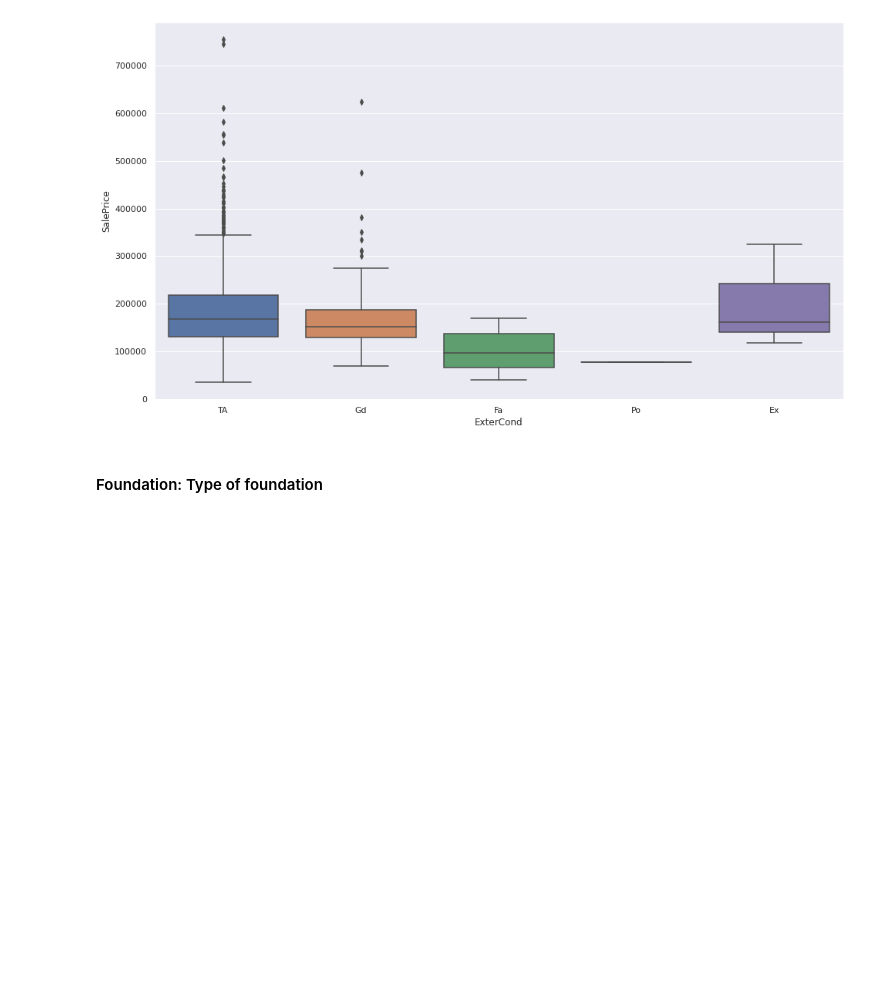
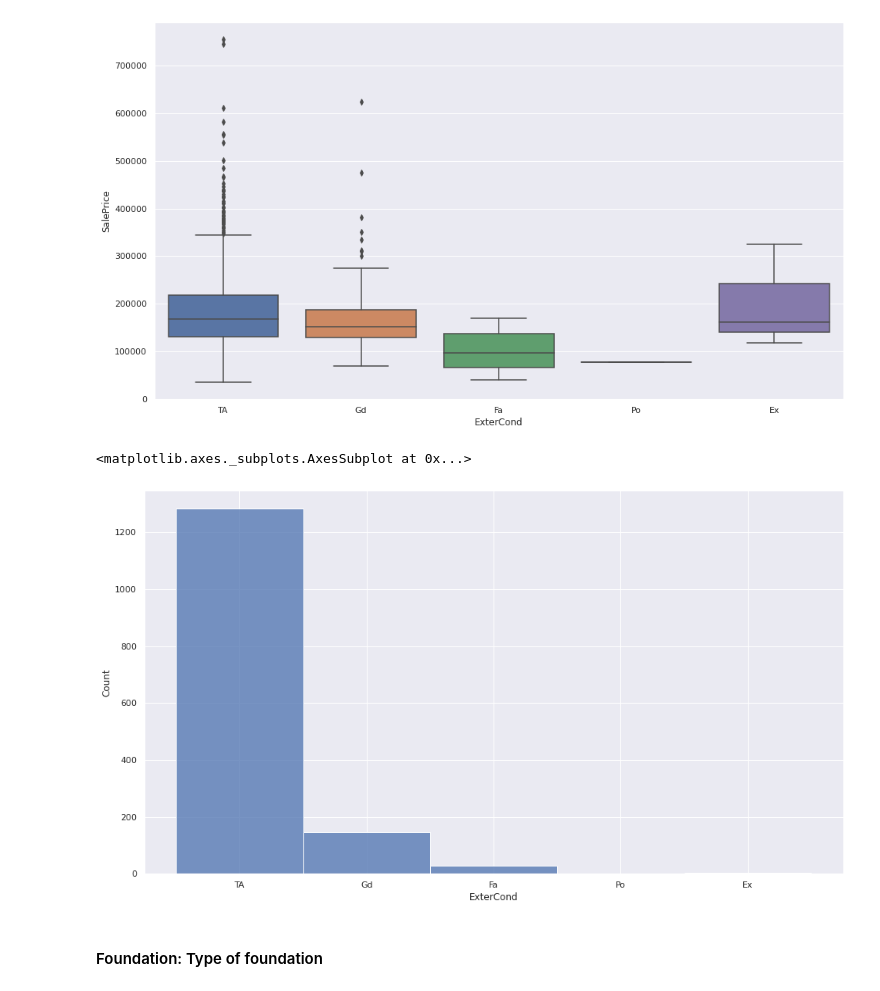
Before and after one commit to snaylix/House-prices-prediction, a Jupyter notebook: 2021-07-17_House-Prices_Prediction_01_EDA.ipynb, the cells around one changed output. Drawn from its saved outputs; the diff is of its cells as text; code cells hidden in the pictures; blank space fills up the shorter version.

```diff
--- a/2021-07-17_House-Prices_Prediction_01_EDA.ipynb
+++ b/2021-07-17_House-Prices_Prediction_01_EDA.ipynb
@@ -666,6 +669,11 @@ create_plot('ExterQual', 'boxplot')
 create_plot('ExterCond', 'boxplot')
 # %% [output]
 [figure]
+# %%
+sns.histplot(data=df_train, x="ExterCond")
+# %% [output]
+<matplotlib.axes._subplots.AxesSubplot at 0x...>
+[figure, added]
 # %% [markdown]
 #### Foundation: Type of foundation
 # %% [markdown]
```
Also changed, not shown: parts of 21 cells of this notebook.
